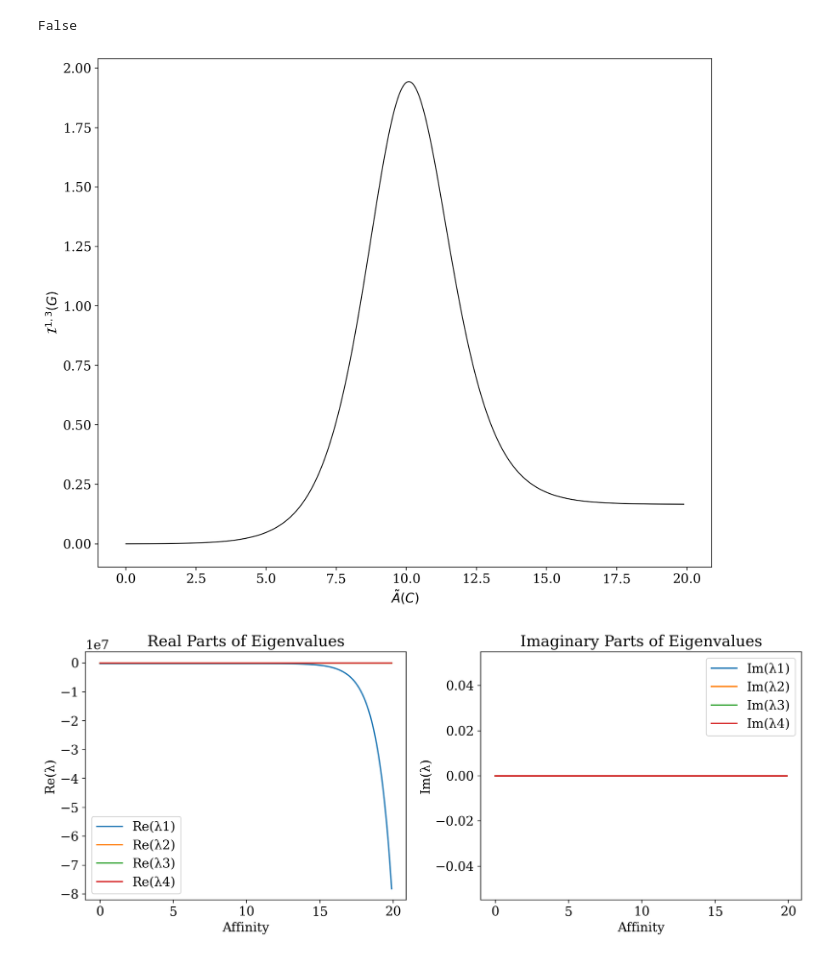
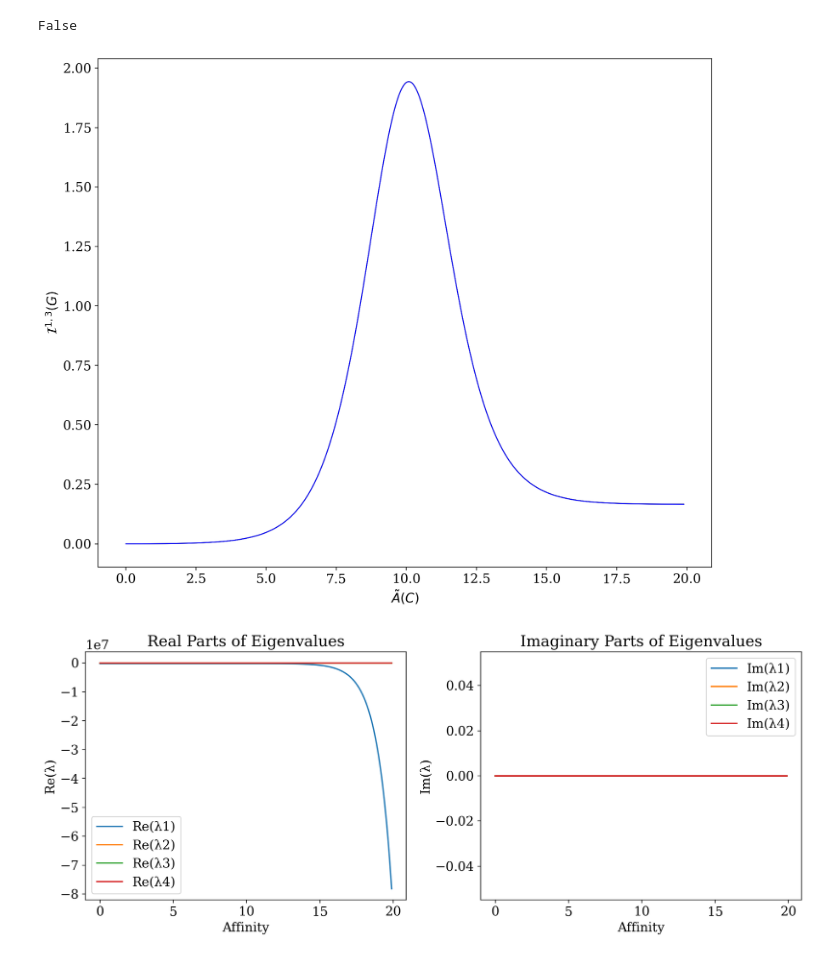
Before and after one commit to sjhaque14/steinberg-signature, a Jupyter notebook: k4'_analytical.ipynb, the cells around one changed output. Cells and saved outputs as stored; diff of their text form; code cells hidden in the pictures.

```diff
--- a/k4'_analytical.ipynb
+++ b/k4'_analytical.ipynb
@@ -240,6 +244,8 @@ k41 = (k42 * k21 * k14) / (k12 * k24)
 
 labels_f = [[k12, k24, k41], [k23, k34, k42]]
 labels_r = [[k21, k42, k14], [k32, k43, k24]]
-aff = np.abs(np.log(np.prod(labels_f)/np.prod(labels_r)))
-print(aff)
+
+aff_c1 = np.abs(np.log(np.prod(labels_f[0])/np.prod(labels_r[0])))
+aff_c2 = np.abs(np.log(np.prod(labels_f[1])/np.prod(labels_r[1])))
+print(aff_c1,aff_c2)
 # %% [output]
@@ -270,8 +276,10 @@ signal = [3,5,7,9]
 alpha, beta  = 1, 3
 # %%
 N = 2000
-affinities = np.empty(N, dtype=float)
-areas = np.empty(N)
+affinities_c1 = np.empty(N, dtype=float)
+affinities_c2 = np.empty(N, dtype=float)
+analytical_areas = np.empty(N)
+numerical_areas = np.empty(N)
 eigvals_all_r = np.zeros((N, 4), dtype=float)
 eigvals_all_c = np.zeros((N, 4), dtype=float)
 
@@ -291,9 +299,14 @@ for i in tqdm(range(0,N)):
 
     aff_c1 = np.abs(np.log(np.prod(labels_f[0])/np.prod(labels_r[0])))
     aff_c2 = np.abs(np.log(np.prod(labels_f[1])/np.prod(labels_r[1])))
-    affinities[i] = aff
+    affinities_c1[i] = aff_c1
+    affinities_c2[i] = aff_c2
 
-    areas[i] = np.abs(steinberg_analytical_area(signal,lap,alpha=1,beta=3))
+    tau,tau_max = define_tau_range(lap, max_points=500, cap_factor=10.0)
+    a_13, a_31 = asymmetric_autocorrelation(signal, lap, tau)
+
+    numerical_areas[i] = numerical_area(a_13, a_31, tau)
+    analytical_areas[i] = np.abs(steinberg_analytical_area(signal,lap,alpha=1,beta=3))
 
     lambdas, w_i, z_i = spectrum_any(lap)
     eigvals_all_r[i, :] = np.sort(lambdas.real)
@@ -323,12 +336,13 @@ B(G) at final step:
 False
 # %%
 # Steinberg curve plot
-plt.plot(np.abs(affinities),areas,label=r'$\mathcal{I}^{1,3}(G)$',linewidth=1, color= 'black')
+plt.plot(np.abs(affinities_c1),analytical_areas,label=r'$\mathcal{I}^{1,3}(G)$',linewidth=1, color= 'black')
+plt.plot(np.abs(affinities_c1),numerical_areas,label=r'$\mathcal{I}^{1,3}(G)$',linewidth=1, color= 'blue')
 plt.xlabel(r"$\tilde{A}(C)$")
 plt.ylabel(r"$\mathcal{I}^{1,3}(G)$")
 plt.show()
 # %% [output]
-[figure, old version]
+[figure, new version]
 # %%
 # Eigenvalues plots
 plt.figure(figsize=(12,5))
```
Also changed, not shown: parts of 32 cells of this notebook.
